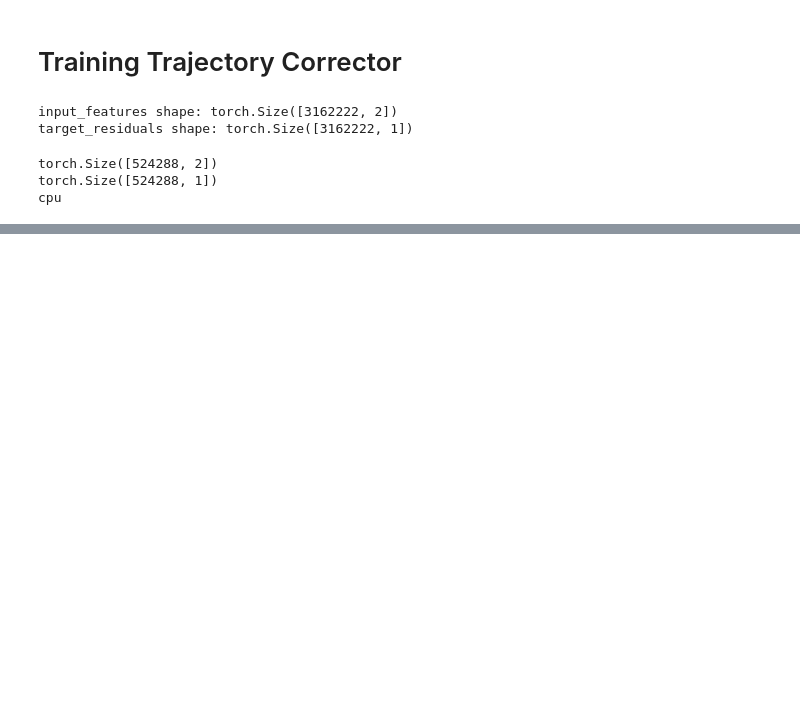
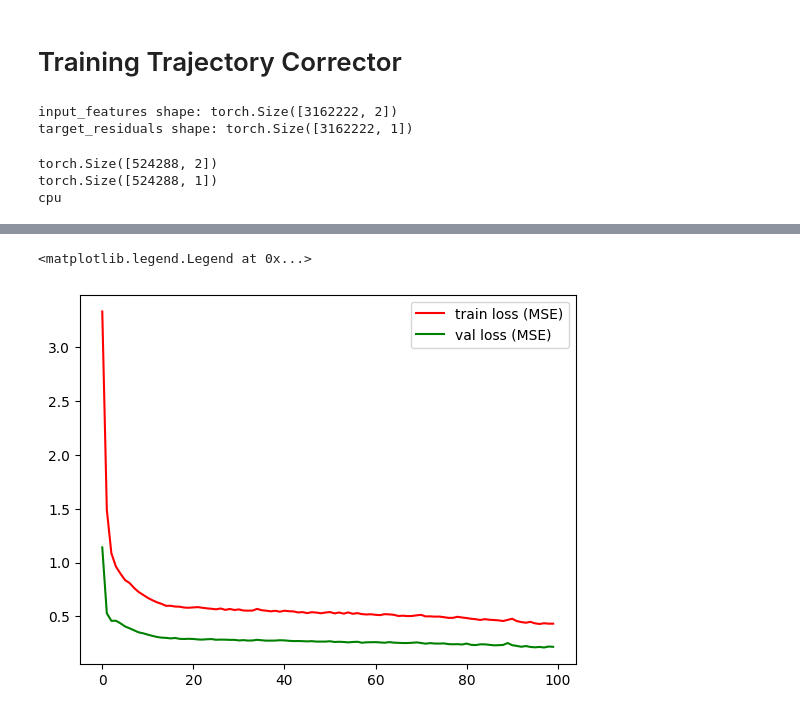
Before and after one commit to jpeckhamlorenz/vbn-flow-model, a Jupyter notebook: trajectory_correction_DNN.ipynb, the cells around one changed output, grey strips where cells are left out. Drawn from its saved outputs; the diff is of its cells as text; code cells hidden in the pictures; blank space fills up the shorter version.

Commit message:
Added train/val addition to script while also addoing bigmanblastoise.pth file.

```diff
--- a/trajectory_correction_DNN.ipynb
+++ b/trajectory_correction_DNN.ipynb
@@ -82,8 +87,14 @@ model.train()
 # residuals = torch.tensor(residuals).to('cuda:1')
 
 print("Training model...")
-for epoch in tqdm(range(epochs)):
-    for batched_input_features, batched_residuals in data_loader:
+train_epoch_losses = []
+val_epoch_losses = []
+pbar = tqdm(range(epochs))
+for epoch in pbar:
+    train_epoch_loss = 0
+    validation_epoch_loss = 0
+    train_batch_cnt = 0
+    for batched_input_features, batched_residuals in train_dataloader:
         batched_input_features = batched_input_features.to('cuda:1')
         batched_residuals = batched_residuals.to('cuda:1')
         optimizer.zero_grad()
@@ -96,8 +107,30 @@ for epoch in tqdm(range(epochs)):
         loss.backward()
         optimizer.step()
 
-    # print loss every 10 epochs
-    if (epoch + 1) % 10 == 0:
-        print(f"Epoch [{epoch + 1}/{epochs}], Loss: {loss.item():.4f}")
+        with torch.no_grad():
+            train_epoch_loss += loss
+            train_batch_cnt += 1
+
+    with torch.no_grad():
+        val_batch_cnt = 0
+        for batched_input_features,batched_residuals in val_dataloader:
+            val_batch_cnt += 1
+            batched_input_features = batched_input_features.to('cuda:1')
+            batched_residuals = batched_residuals.to('cuda:1')
+            val_predictions = model(batched_input_features)
+            val_loss = criterion(val_predictions, batched_residuals)
+
+            validation_epoch_loss += val_loss
+            val_batch_cnt += 1
+
+    train_epoch_losses.append(train_epoch_loss.to('cpu') / train_batch_cnt)
+    val_epoch_losses.append(validation_epoch_loss.to('cpu') / val_batch_cnt)
+
+    pbar.set_postfix({'iter': epoch, 'train_loss': train_epoch_loss, 'val_loss': validation_epoch_loss})
+
+
+    # # print loss every 10 epochs
+    # if (epoch + 1) % 10 == 0:
+    #     print(f"Epoch [{epoch + 1}/{epochs}], Loss: {loss.item():.4f}")
 # %% [output]
 Training model...
@@ -114,3 +137,12 @@ Epoch [100/100], Loss: 0.3511
+# %%
+train_epoch_losses = np.array(train_epoch_losses)
+val_epoch_losses = np.array(val_epoch_losses)
+plt.plot(np.arange(epochs), train_epoch_losses, c='r', label='train loss (MSE)')
+plt.plot(np.arange(epochs), val_epoch_losses, c='g', label='val loss (MSE)')
+plt.legend()
+# %% [output]
+<matplotlib.legend.Legend at 0x...>
+[figure, added]
 # %%
 # Example: Run model inference (optional, based on your needs)
 model.eval()
```
Also changed, not shown: parts of 4 cells of this notebook, 1 other file.
